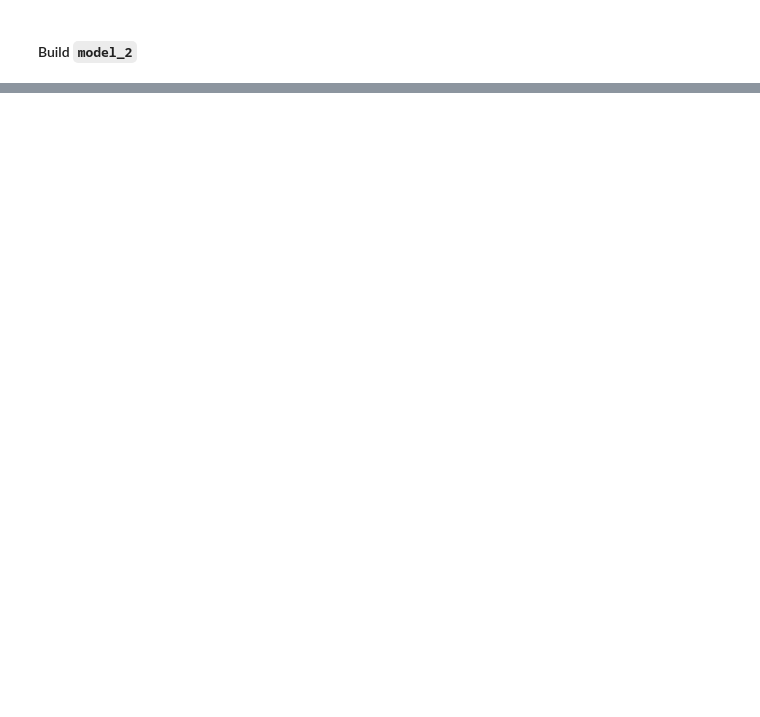
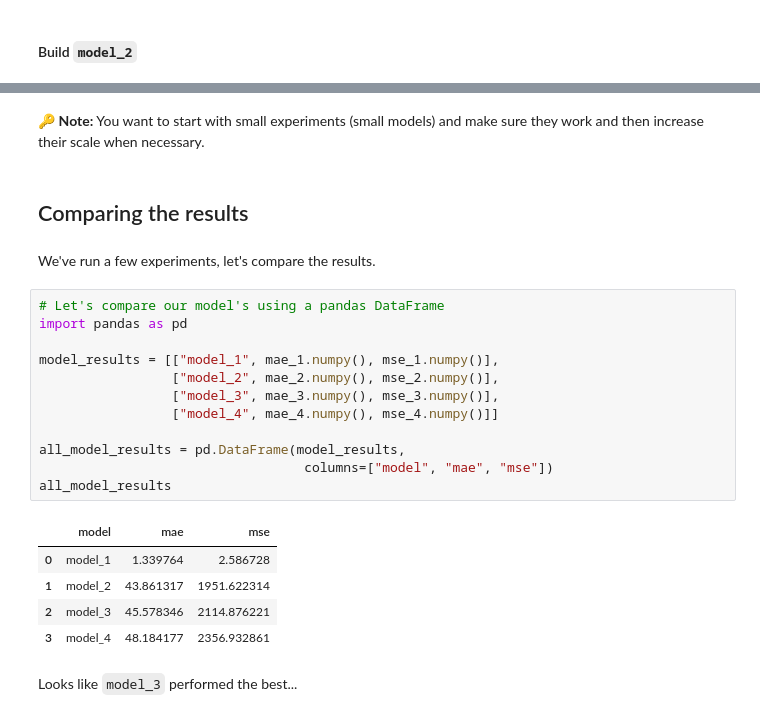
Before and after one commit to smmurdock/Learn-TensorFlow, a Jupyter notebook: 01_neural_network_regression_with_tf.ipynb, the cells around one changed output, grey strips where cells are left out. Saved outputs shown, nothing was run; the diff lists cells and outputs as text; blank space fills up the shorter version.

```diff
--- a/01_neural_network_regression_with_tf.ipynb
+++ b/01_neural_network_regression_with_tf.ipynb
@@ -783,0 +890,26 @@ mae_2, mse_2
+# %% [markdown]
+🔑 **Note:** You want to start with small experiments (small models) and make sure they work and then increase their scale when necessary.
+# %% [markdown]
+## Comparing the results
+# %% [markdown]
+We've run a few experiments, let's compare the results.
+# %%
+# Let's compare our model's using a pandas DataFrame
+import pandas as pd
+
+model_results = [["model_1", mae_1.numpy(), mse_1.numpy()],
+                 ["model_2", mae_2.numpy(), mse_2.numpy()],
+                 ["model_3", mae_3.numpy(), mse_3.numpy()],
+                 ["model_4", mae_4.numpy(), mse_4.numpy()]]
+
+all_model_results = pd.DataFrame(model_results,
+                                  columns=["model", "mae", "mse"])
+all_model_results
+# %% [output]
+|  | model | mae | mse |
+| 0 | model_1 | 1.339764 | 2.586728 |
+| 1 | model_2 | 43.861317 | 1951.622314 |
+| 2 | model_3 | 45.578346 | 2114.876221 |
+| 3 | model_4 | 48.184177 | 2356.932861 |
+# %% [markdown]
+Looks like `model_3` performed the best...
```
Also changed, not shown: parts of 39 cells of this notebook.
